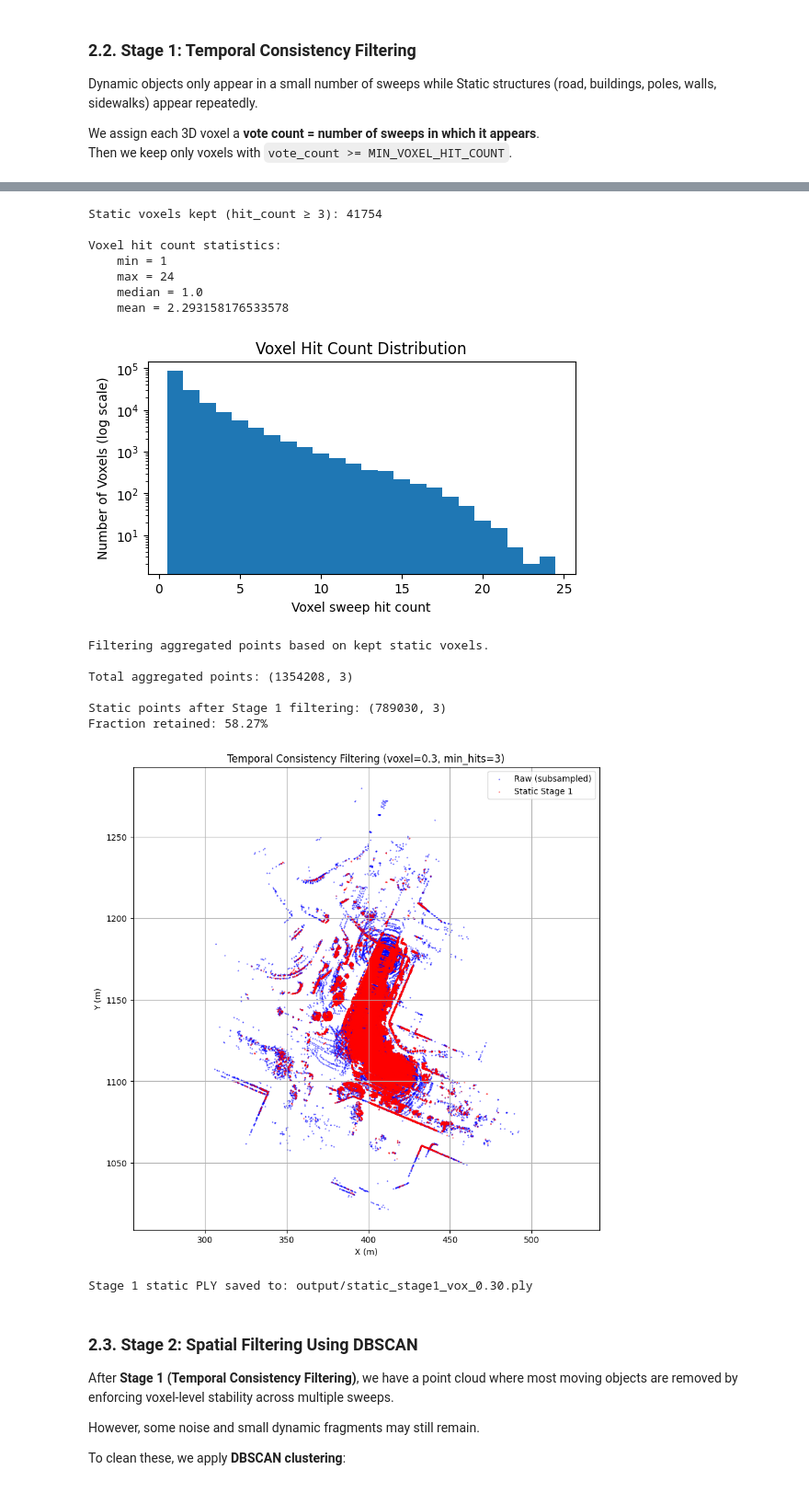
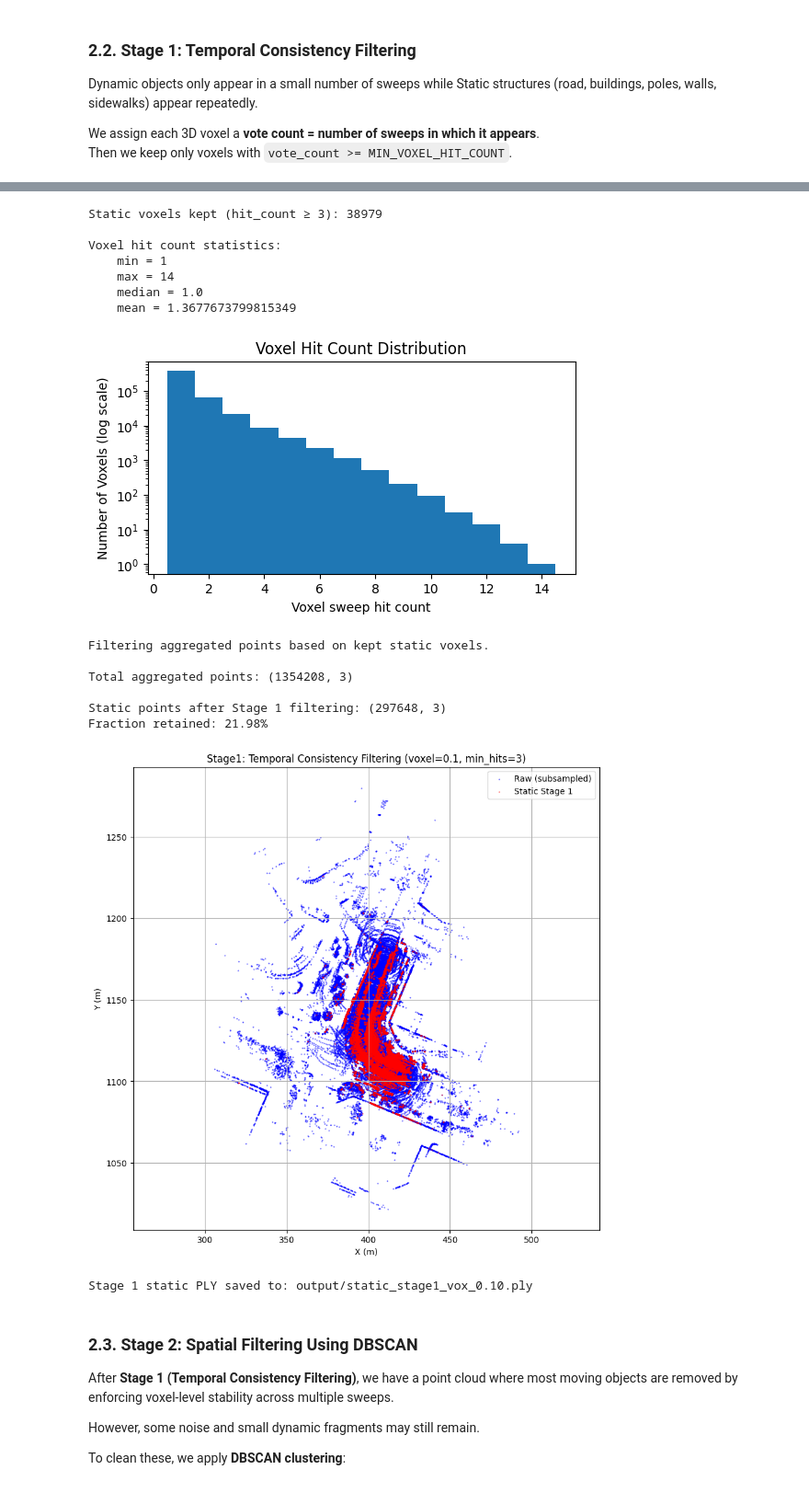
Before and after one commit to 09priyamgupta/LiDAR-Moving-Object-Filtering-and-Colorized-Map-Reconstruction, a Jupyter notebook: point_cloud_aggregation.ipynb, the cells around one changed output, grey strips where cells are left out. Shown at 92% size. Cells and saved outputs as stored; diff of their text form; code cells hidden in the pictures.

```diff
--- a/point_cloud_aggregation.ipynb
+++ b/point_cloud_aggregation.ipynb
@@ -734,7 +730,7 @@ Then we keep only voxels with `vote_count >= MIN_VOXEL_HIT_COUNT`.
 # Temporal Consistency Filter Parameters
 
 # Voxel size
-VOXEL_SIZE = 0.3        # meters
+VOXEL_SIZE = 0.1        # meters
 
 # Minimum number of different LiDAR sweeps in which a voxel must appear to be considered
 # static. Dynamic objects appear in few sweeps, so this filter removes them.
@@ -878,14 +874,14 @@ plt.ylabel("Number of Voxels (log scale)")
 plt.title("Voxel Hit Count Distribution")
 plt.show()
 # %% [output]
-Static voxels kept (hit_count ≥ 3): 41754
+Static voxels kept (hit_count ≥ 3): 38979
 
 Voxel hit count statistics:
     min = 1
-    max = 24
+    max = 14
     median = 1.0
-    mean = 2.293158176533578
+    mean = 1.3677673799815349
-[figure, old version]
+[figure, new version]
 # %%
 # Filter Aggregated Points using Static Voxels
 
@@ -916,38 +912,38 @@ else:
     stage1_mask = np.in1d(inds_view, kept_view)
 
 # Extract points belonging to static voxels
 static_points_stage1 = all_points_world[stage1_mask]
 
 print(f"Static points after Stage 1 filtering: {static_points_stage1.shape}")
 print("Fraction retained:",
       f"{100.0 * static_points_stage1.shape[0] / all_points_world.shape[0]:.2f}%\n")
 
 
 # Visualization & Saving
 plot_lidar_topdown(
     points_xyz=[all_points_world, static_points_stage1],
     labels=["Raw (subsampled)", "Static Stage 1"],
     colors=["blue", "red"],
     sample_rates=[10, 4],
-    title=f"Temporal Consistency Filtering (voxel={voxel_size}, min_hits={MIN_VOXEL_HIT_COUNT})"
+    title=f"Stage1: Temporal Consistency Filtering (voxel={voxel_size}, min_hits={MIN_VOXEL_HIT_COUNT})"
 )
 
 # Save static output to PLY
 pcd_stage1 = o3d.geometry.PointCloud()
 pcd_stage1.points = o3d.utility.Vector3dVector(static_points_stage1)
 
 out_file = OUT_DIR / f"static_stage1_vox_{voxel_size:.2f}.ply"
 o3d.io.write_point_cloud(str(out_file), pcd_stage1)
 print(f"Stage 1 static PLY saved to: {out_file}")
 # %% [output]
 Filtering aggregated points based on kept static voxels.
 
 Total aggregated points: (1354208, 3)
 
-Static points after Stage 1 filtering: (789030, 3)
-Fraction retained: 58.27%
+Static points after Stage 1 filtering: (297648, 3)
+Fraction retained: 21.98%
-[figure, old version]
+[figure, new version]
-Stage 1 static PLY saved to: output/static_stage1_vox_0.30.ply
+Stage 1 static PLY saved to: output/static_stage1_vox_0.10.ply
 # %% [markdown]
 ### 2.3. Stage 2: Spatial Filtering Using DBSCAN
 
```
Also changed, not shown: parts of 9 cells of this notebook, 11 other files.
